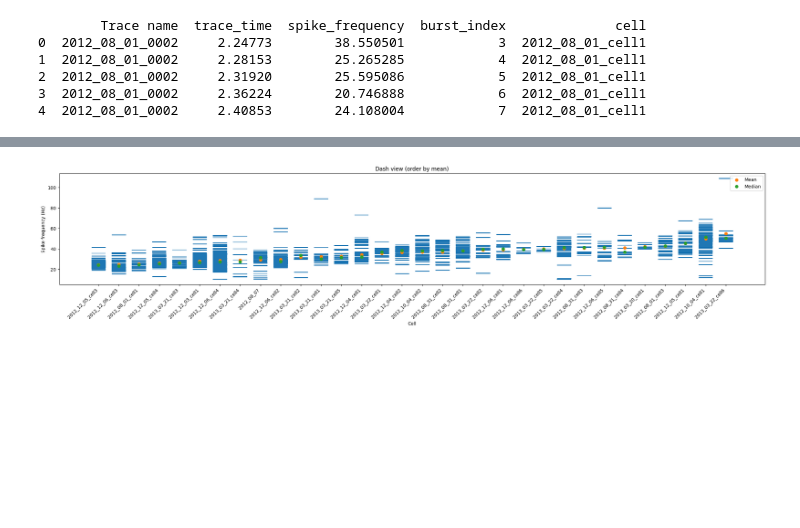
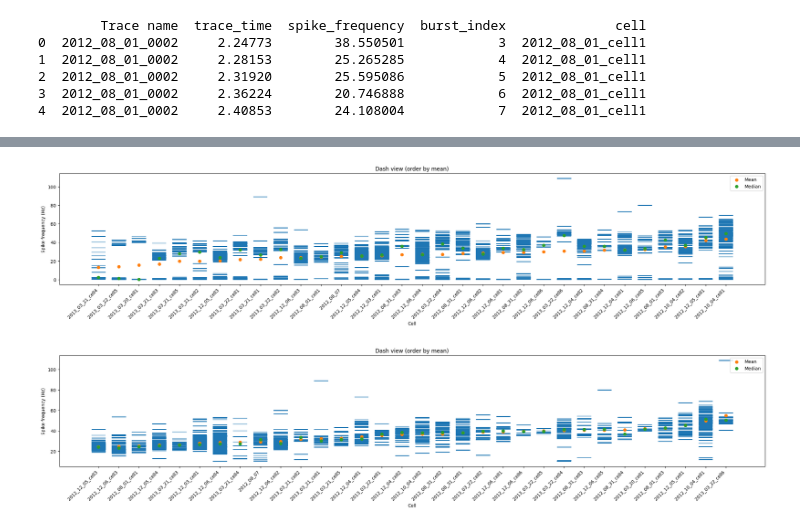
Before and after one commit to haleycab/murray-neuroscience-lab, a Jupyter notebook: Cleaned, updated files from Spring/cellattachedspikes.ipynb, the cells around one changed output, grey strips where cells are left out. Drawn from its saved outputs; the diff is of its cells as text; code cells hidden in the pictures; blank space fills up the shorter version.

```diff
--- a/Cleaned, updated files from Spring/cellattachedspikes.ipynb
+++ b/Cleaned, updated files from Spring/cellattachedspikes.ipynb
@@ -170 +195,5 @@ print(all_spikes.head())
+# %%
+plot_spike_dashes(all_spikes, order_by="mean")
+# %% [output]
+[figure, added]
 # %%
```
Also changed, not shown: parts of 7 cells of this notebook, 4 other files.
